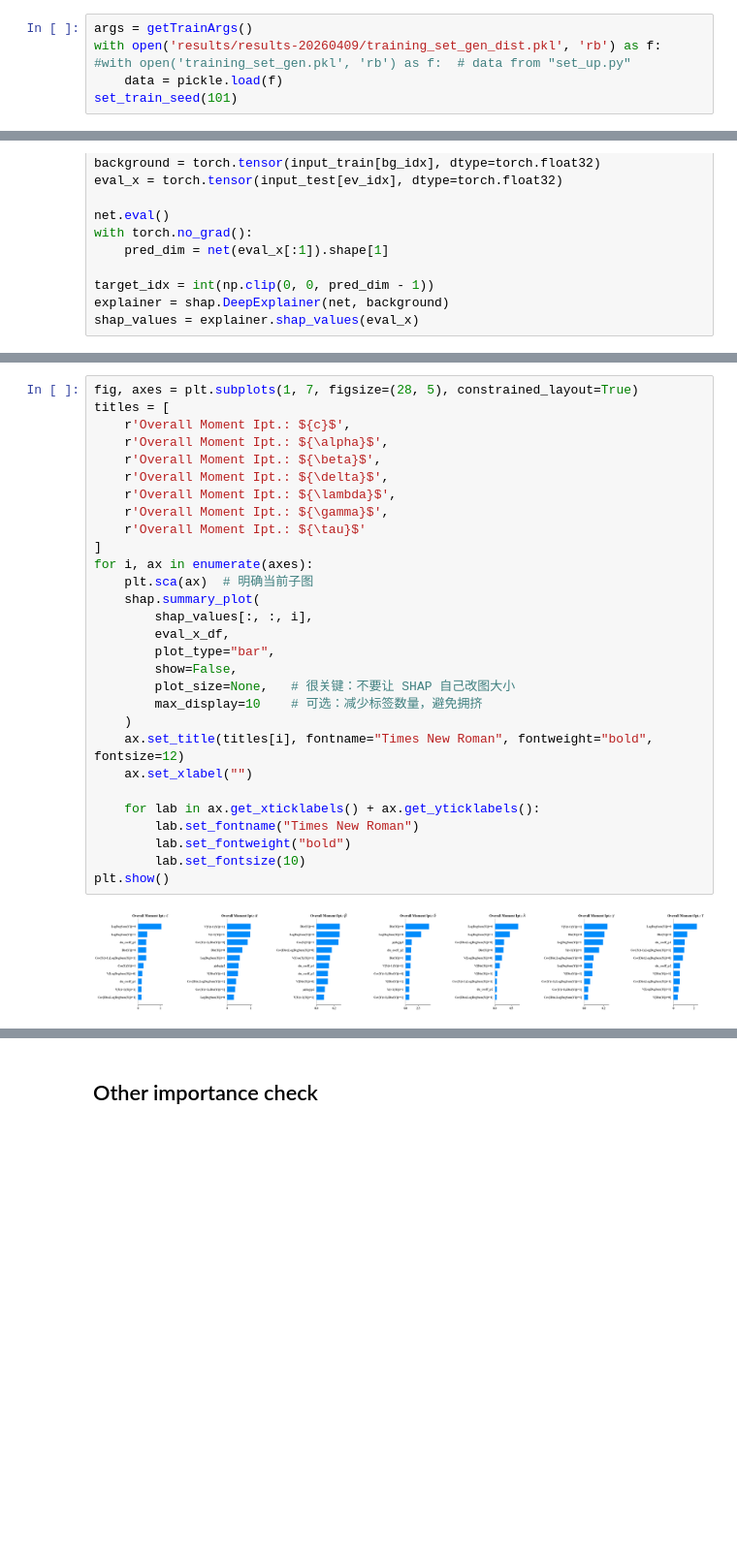
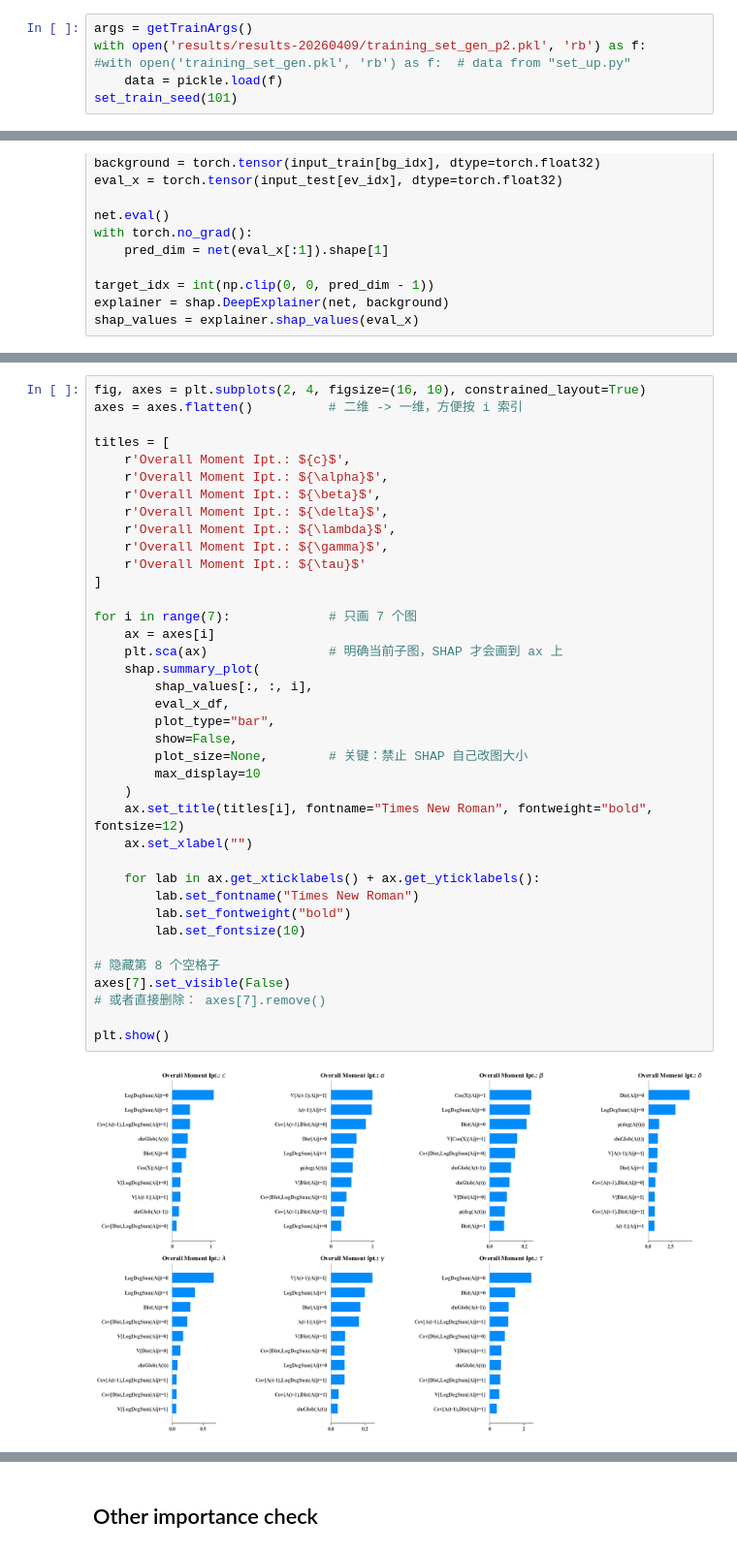
Before and after one commit to ZaccWu/NetworkNNE, a Jupyter notebook: _code_check.ipynb, the cells around one changed output, grey strips where cells are left out. Shown at 97% size. Drawn from its saved outputs; the diff is of its cells as text; blank space fills up the shorter version.

```diff
--- a/_code_check.ipynb
+++ b/_code_check.ipynb
@@ -78,7 +76,7 @@ def forward_loss(Y, T): # y_pred, y_true
     return loss
 # %%
 args = getTrainArgs()
-with open('results/results-20260409/training_set_gen_dist.pkl', 'rb') as f:
+with open('results/results-20260409/training_set_gen_p2.pkl', 'rb') as f:
 #with open('training_set_gen.pkl', 'rb') as f:  # data from "set_up.py"
     data = pickle.load(f)
 set_train_seed(101)
@@ -235,34 +235,43 @@ feature_names = ["μ(deg)p1", "V(deg)p1", "μ(x)p1", "V(x)p1", "clu_coeff_p1",
 
 eval_x_df = pd.DataFrame(eval_x, columns=feature_names)
 # %%
-fig, axes = plt.subplots(1, 7, figsize=(28, 5), constrained_layout=True)
+fig, axes = plt.subplots(2, 4, figsize=(16, 10), constrained_layout=True)
+axes = axes.flatten()          # 二维 -> 一维，方便按 i 索引
+
 titles = [
     r'Overall Moment Ipt.: ${c}$',
     r'Overall Moment Ipt.: ${\alpha}$',
     r'Overall Moment Ipt.: ${\beta}$',
     r'Overall Moment Ipt.: ${\delta}$',
     r'Overall Moment Ipt.: ${\lambda}$',
     r'Overall Moment Ipt.: ${\gamma}$',
     r'Overall Moment Ipt.: ${\tau}$'
 ]
-for i, ax in enumerate(axes):
-    plt.sca(ax)  # 明确当前子图
+
+for i in range(7):             # 只画 7 个图
+    ax = axes[i]
+    plt.sca(ax)                # 明确当前子图，SHAP 才会画到 ax 上
     shap.summary_plot(
         shap_values[:, :, i],
         eval_x_df,
         plot_type="bar",
         show=False,
-        plot_size=None,   # 很关键：不要让 SHAP 自己改图大小
-        max_display=10    # 可选：减少标签数量，避免拥挤
+        plot_size=None,        # 关键：禁止 SHAP 自己改图大小
+        max_display=10
     )
     ax.set_title(titles[i], fontname="Times New Roman", fontweight="bold", fontsize=12)
     ax.set_xlabel("")
 
     for lab in ax.get_xticklabels() + ax.get_yticklabels():
         lab.set_fontname("Times New Roman")
         lab.set_fontweight("bold")
         lab.set_fontsize(10)
+
+# 隐藏第 8 个空格子
+axes[7].set_visible(False)
+# 或者直接删除： axes[7].remove()
+
 plt.show()
 # %% [output]
-[figure, old version]
+[figure, new version]
 # %%
```
Also changed, not shown: parts of 9 cells of this notebook, 5 other files.
